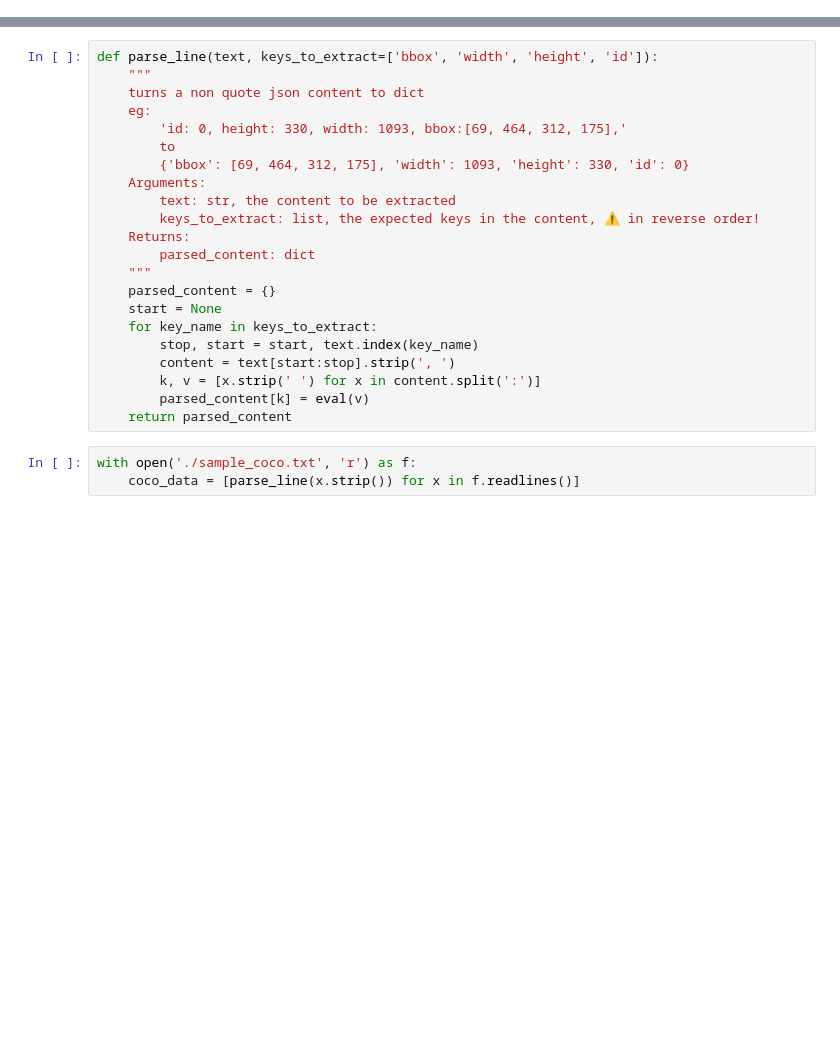
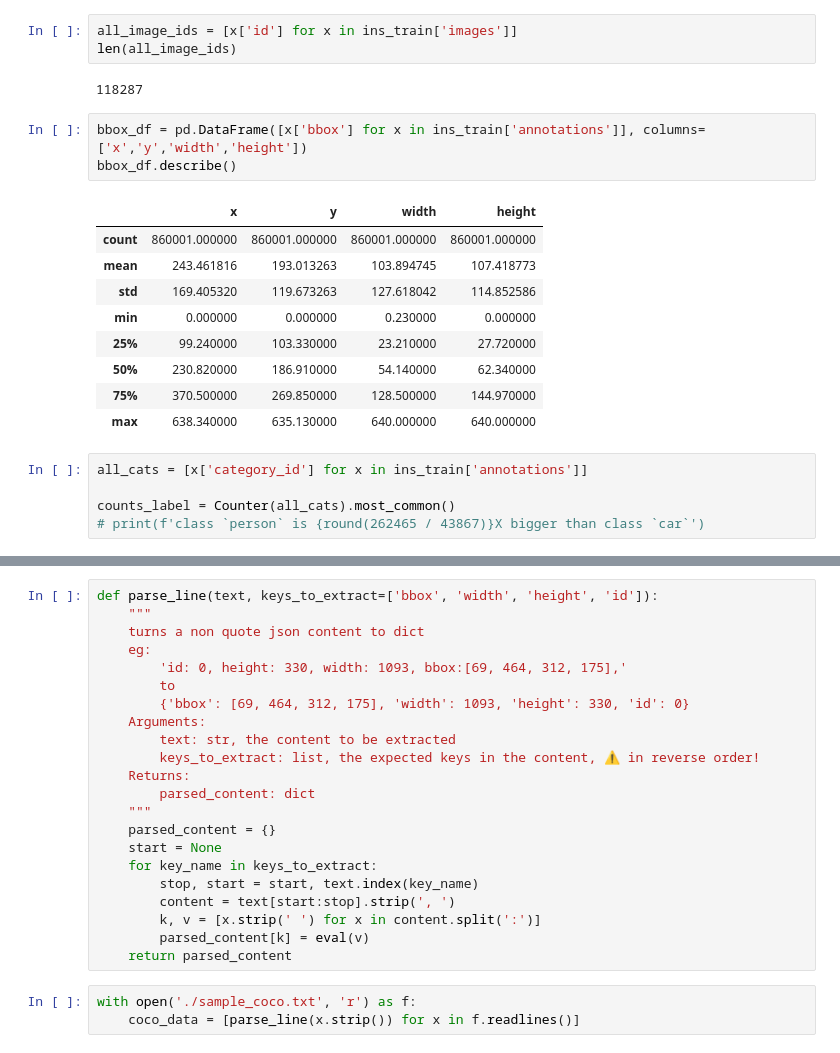
Before and after one commit to eva-6-3/eva_experiments, a Jupyter notebook: S10_object_localization/Part_B/01_coco_analysis.ipynb, the cells around one changed output, grey strips where cells are left out. Drawn from its saved outputs; the diff is of its cells as text; blank space fills up the shorter version.

```diff
--- a/S10_object_localization/Part_B/01_coco_analysis.ipynb
+++ b/S10_object_localization/Part_B/01_coco_analysis.ipynb
@@ -7,0 +85,23 @@ with open('./category_mapping.json', 'r') as f:
+# %%
+all_image_ids = [x['id'] for x in ins_train['images']]
+len(all_image_ids)
+# %% [output]
+118287
+# %%
+bbox_df = pd.DataFrame([x['bbox'] for x in ins_train['annotations']], columns=['x','y','width','height'])
+bbox_df.describe()
+# %% [output]
+|  | x | y | width | height |
+| count | 860001.000000 | 860001.000000 | 860001.000000 | 860001.000000 |
+| mean | 243.461816 | 193.013263 | 103.894745 | 107.418773 |
+| std | 169.405320 | 119.673263 | 127.618042 | 114.852586 |
+| min | 0.000000 | 0.000000 | 0.230000 | 0.000000 |
+| 25% | 99.240000 | 103.330000 | 23.210000 | 27.720000 |
+| 50% | 230.820000 | 186.910000 | 54.140000 | 62.340000 |
+| 75% | 370.500000 | 269.850000 | 128.500000 | 144.970000 |
+| max | 638.340000 | 635.130000 | 640.000000 | 640.000000 |
+# %%
+all_cats = [x['category_id'] for x in ins_train['annotations']]
+
+counts_label = Counter(all_cats).most_common()
+# print(f'class `person` is {round(262465 / 43867)}X bigger than class `car`')
```
Also changed, not shown: parts of 25 cells of this notebook, 4 other files.
